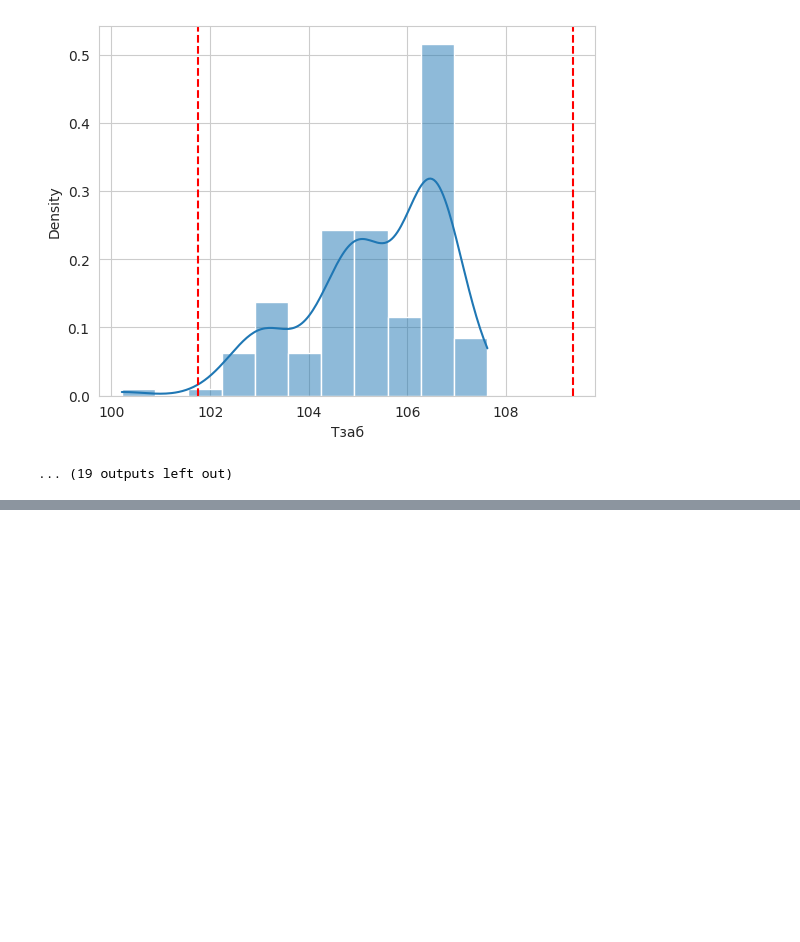
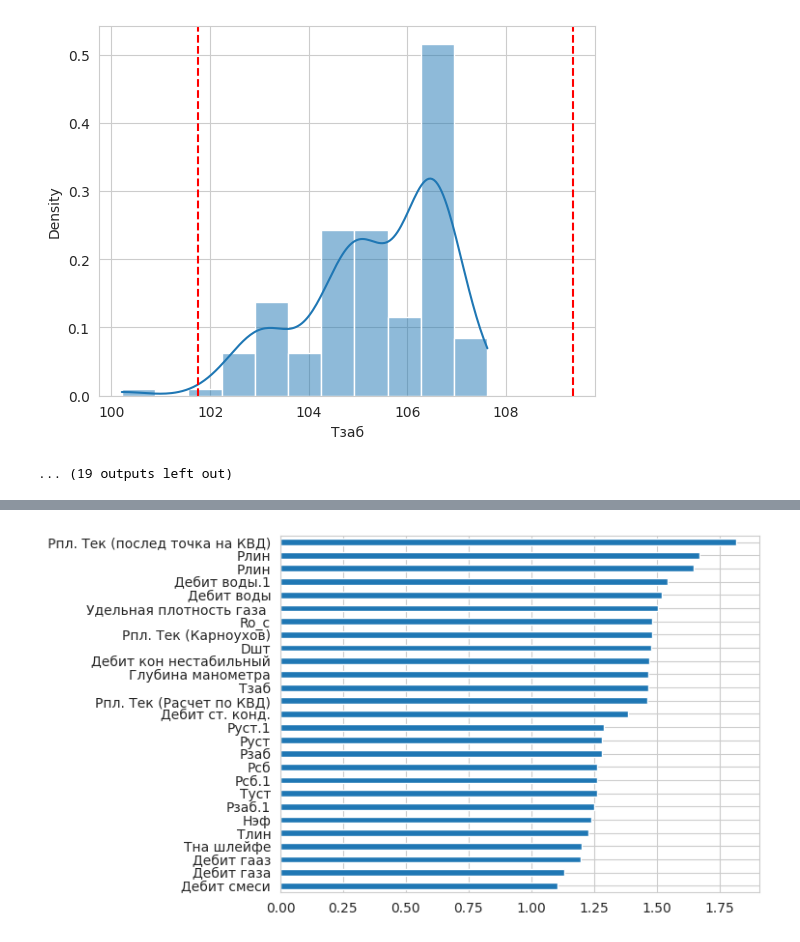
Before and after one commit to sidrDetyam/neural-networks, a Jupyter notebook: notebooks/lab1.ipynb, the cells around one changed output, grey strips where cells are left out. Drawn from its saved outputs; the diff is of its cells as text; code cells hidden in the pictures; blank space fills up the shorter version.

```diff
--- a/notebooks/lab1.ipynb
+++ b/notebooks/lab1.ipynb
@@ -178,0 +199,6 @@ Index(['Глубина манометра', 'Dшт', 'Руст', 'Рзаб', 'P
+# %%
+kgf = bar(df2.columns[-1]).sort_values()
+kgf.plot(kind='barh')
+plt.show()
+# %% [output]
+[figure, added]
```
Also changed, not shown: parts of 5 cells of this notebook, 2 other files.
